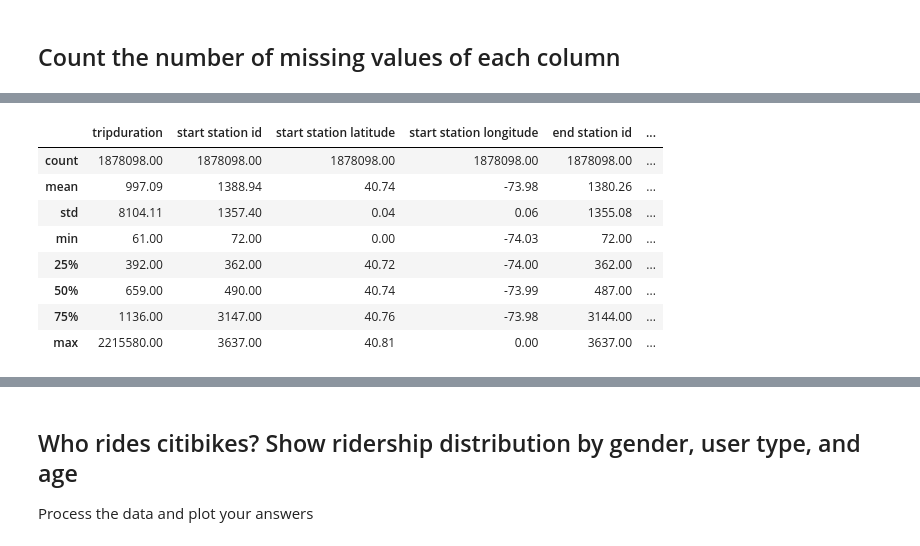
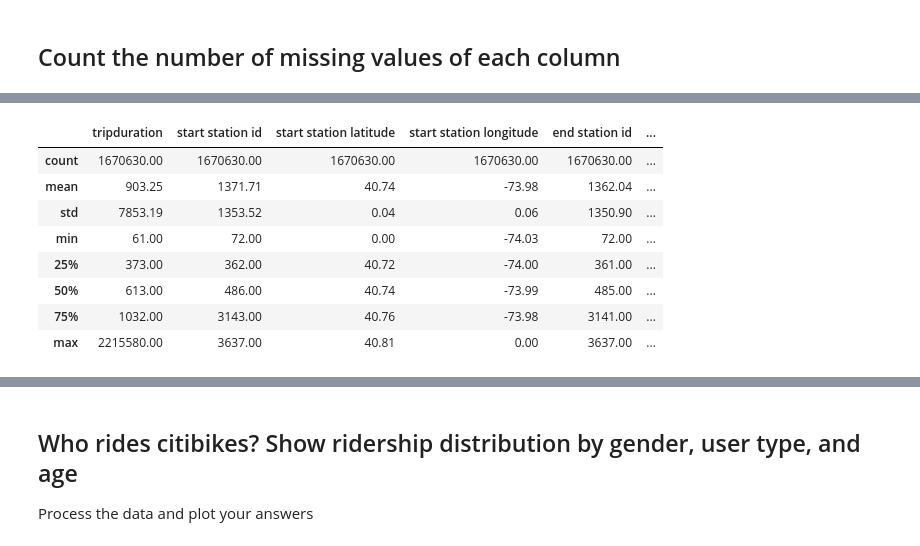
Before and after one commit to alyannisa/module-2, a Jupyter notebook: mod2_nurul_alyannisa.ipynb, the cells around one changed output, grey strips where cells are left out. Saved outputs shown, nothing was run; the diff lists cells and outputs as text; code cells hidden in the pictures.

```diff
--- a/mod2_nurul_alyannisa.ipynb
+++ b/mod2_nurul_alyannisa.ipynb
@@ -193,15 +197,15 @@ gender                          0
 dtype: int64
 # %%
 #drop the column with nan values (return it without nan values)
-bike.dropna(inplace=False)
+bike.dropna(inplace=True)
 round(bike.describe(),2)
 # %% [output]
 |  | tripduration | start station id | start station latitude | start station longitude | end station id | ... |
-| count | 1878098.00 | 1878098.00 | 1878098.00 | 1878098.00 | 1878098.00 | ... |
-| mean | 997.09 | 1388.94 | 40.74 | -73.98 | 1380.26 | ... |
-| std | 8104.11 | 1357.40 | 0.04 | 0.06 | 1355.08 | ... |
+| count | 1670630.00 | 1670630.00 | 1670630.00 | 1670630.00 | 1670630.00 | ... |
+| mean | 903.25 | 1371.71 | 40.74 | -73.98 | 1362.04 | ... |
+| std | 7853.19 | 1353.52 | 0.04 | 0.06 | 1350.90 | ... |
 | min | 61.00 | 72.00 | 0.00 | -74.03 | 72.00 | ... |
-| 25% | 392.00 | 362.00 | 40.72 | -74.00 | 362.00 | ... |
-| 50% | 659.00 | 490.00 | 40.74 | -73.99 | 487.00 | ... |
-| 75% | 1136.00 | 3147.00 | 40.76 | -73.98 | 3144.00 | ... |
+| 25% | 373.00 | 362.00 | 40.72 | -74.00 | 361.00 | ... |
+| 50% | 613.00 | 486.00 | 40.74 | -73.99 | 485.00 | ... |
+| 75% | 1032.00 | 3143.00 | 40.76 | -73.98 | 3141.00 | ... |
 | max | 2215580.00 | 3637.00 | 40.81 | 0.00 | 3637.00 | ... |
```
Also changed, not shown: parts of 31 cells of this notebook.
